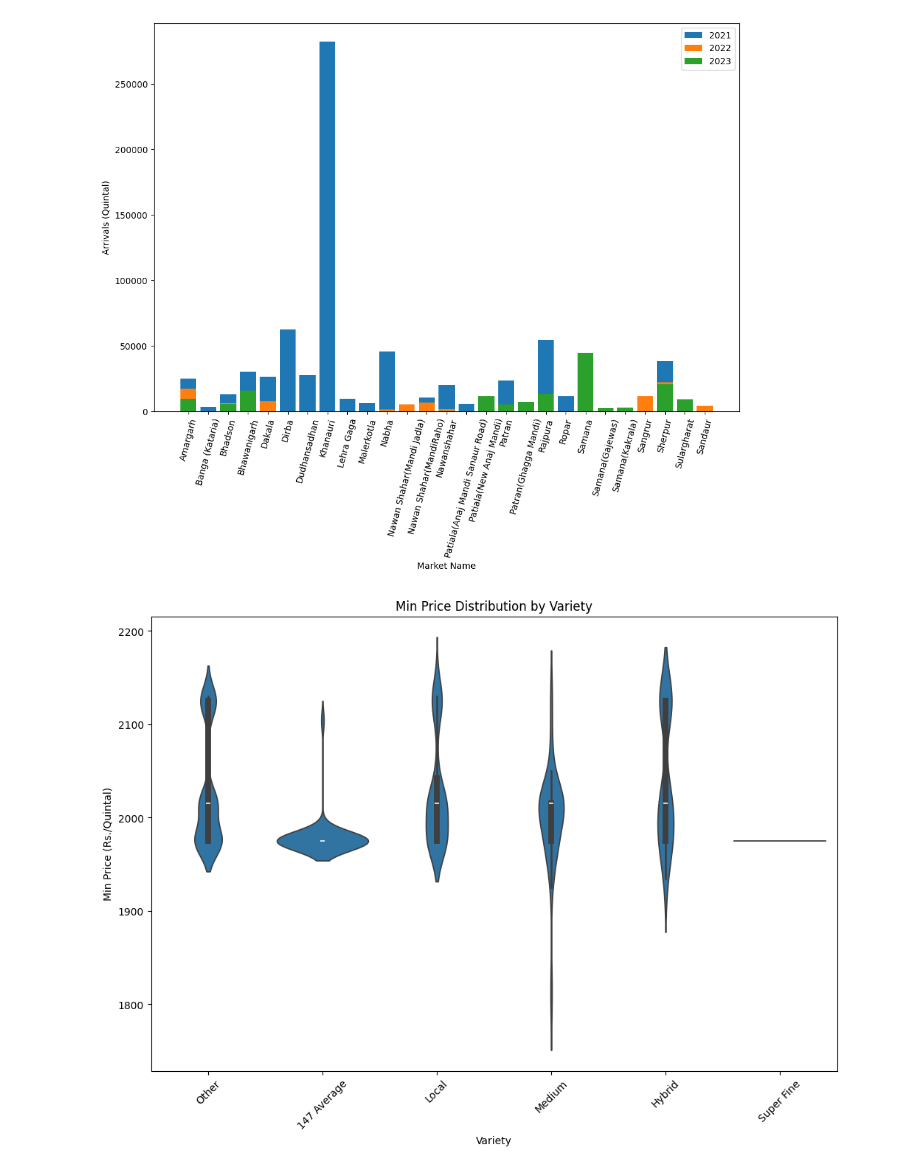
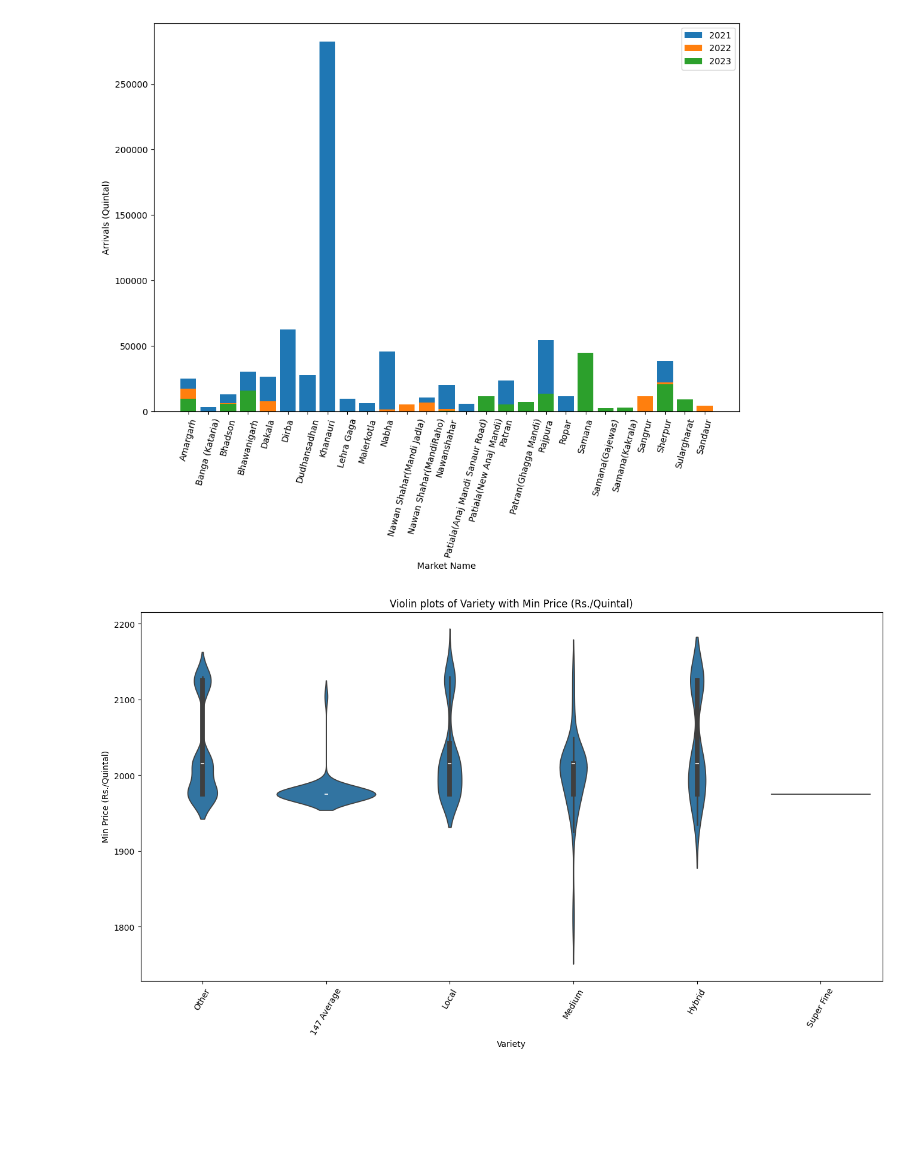
Before and after one commit to akshayerk12/Agri_data_work, a Jupyter notebook: Visualization.ipynb, the cells around one changed output. Drawn from its saved outputs; the diff is of its cells as text; code cells hidden in the pictures; blank space fills up the shorter version.

Commit message:
Visualization

```diff
--- a/Visualization.ipynb
+++ b/Visualization.ipynb
@@ -137,10 +169,6 @@ vc.bar_plot_with_market_and_price('Arrivals (Quintal)', [2021, 2022, 2023])
 # %% [output]
 [figure]
 # %%
-plt.figure(figsize=(12, 8))
-sns.violinplot(x='Variety', y='Min Price (Rs./Quintal)', data=df)
-plt.xticks(rotation=45)
-plt.title('Min Price Distribution by Variety')
-plt.show()
+vc.violin_plot_variety('Min Price (Rs./Quintal)', 'Variety')
 # %% [output]
-[figure, old version]
+[figure, new version]
```
Also changed, not shown: parts of 9 cells of this notebook.
